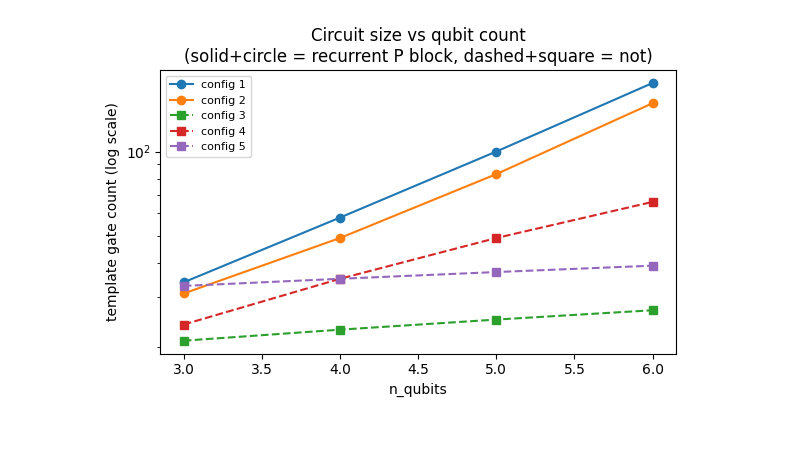
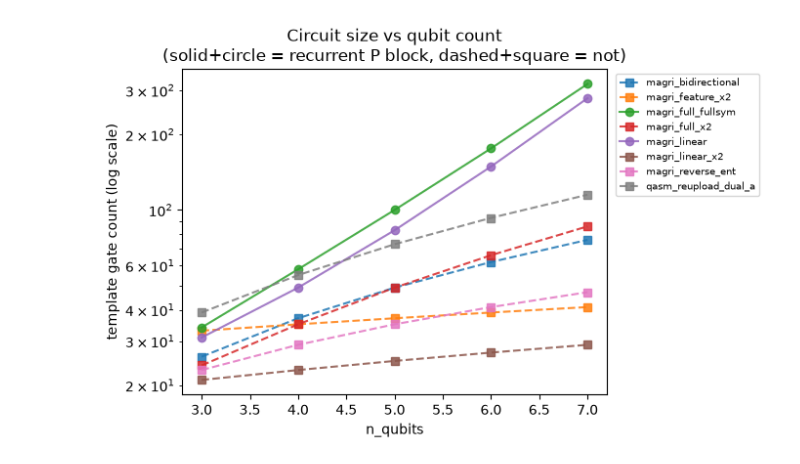
Before and after one commit to Wezo420/QML-for-Plasma-Disruption-Prediction-and-Adaptive-Control, a Jupyter notebook: QRC-Eval3/notebooks/00_QRC_Circuit_Gallery.ipynb, the cells around one changed output. Cells and saved outputs as stored; diff of their text form; code cells hidden in the pictures; blank space fills up the shorter version.

```diff
--- a/QRC-Eval3/notebooks/00_QRC_Circuit_Gallery.ipynb
+++ b/QRC-Eval3/notebooks/00_QRC_Circuit_Gallery.ipynb
@@ -23,7 +49,13 @@ import sys, pathlib
 sys.path.insert(0, str(pathlib.Path.cwd().parent))
 
 import pandas as pd
-from qrc_gene.quantum_reservoir import QuantumReservoirComputer, QRCConfig, CIRCUIT_CONFIG_INFO
+import matplotlib.pyplot as plt
+from qrc_gene.quantum_reservoir import QuantumReservoirComputer, QRCConfig, CIRCUIT_LIBRARY
 
 N_QUBITS = 3   # kept small so the circuit diagrams stay readable
 DIM = 3        # plasma-state dimension (matches the main notebook)
+
+CIRCUIT_KEYS = list(CIRCUIT_LIBRARY.keys())
+print(f"{len(CIRCUIT_KEYS)} circuits registered:")
+for k in CIRCUIT_KEYS:
+    print(f"  {k}")
@@ -91,0 +251,9 @@ Config 5: H -> X:feature-product x2 (no recurrence) -> A:linear
+# %%
+cfg = QRCConfig(n_qubits=N_QUBITS, dim=DIM, circuit_config="qasm_reupload_dual_a", seed=1)
+qrc = QuantumReservoirComputer(cfg)
+spec = qrc.spec
+print(f"qasm_reupload_dual_a: {spec.description}")
+print(f"  source: {spec.source}")
+print(f"  recurrent={qrc.recurrent}   N_units=2^{N_QUBITS}={qrc.N_units}   "
+      f"gates={qrc.template.size()}   depth={qrc.template.depth()}")
+qrc.template.draw(output="mpl", fold=-1)
@@ -114,12 +302,12 @@ trade-off between the richer quantum-recurrent memory and per-step simulation co
 # %%
 rows = []
-for k in range(1, 6):
-    for nq in [3, 4, 5, 6]:
-        cfg = QRCConfig(n_qubits=nq, dim=DIM, circuit_config=k, seed=1)
+for key in CIRCUIT_KEYS:
+    for nq in [3, 4, 5, 6, 7]:
+        cfg = QRCConfig(n_qubits=nq, dim=DIM, circuit_config=key, seed=1)
         qrc = QuantumReservoirComputer(cfg)
-        rows.append({"config": k, "recurrent": qrc.recurrent, "n_qubits": nq,
+        rows.append({"circuit": key, "recurrent": qrc.recurrent, "n_qubits": nq,
                       "N_units": qrc.N_units, "gates": qrc.template.size(),
                       "depth": qrc.template.depth()})
 df = pd.DataFrame(rows)
-df.pivot(index="config", columns="n_qubits", values="gates")
+df.pivot(index="circuit", columns="n_qubits", values="gates")
 # %% [output]
@@ -133,14 +324,12 @@ df.pivot(index="config", columns="n_qubits", values="gates")
 # %%
-import matplotlib.pyplot as plt
-
-fig, ax = plt.subplots(figsize=(6, 4))
-for k, grp in df.groupby("config"):
+fig, ax = plt.subplots(figsize=(7, 4.5))
+for key, grp in df.groupby("circuit"):
     style = "-o" if grp["recurrent"].iloc[0] else "--s"
-    ax.plot(grp["n_qubits"], grp["gates"], style, label=f"config {k}")
+    ax.plot(grp["n_qubits"], grp["gates"], style, label=key, alpha=0.85)
 ax.set_yscale("log")
 ax.set_xlabel("n_qubits"); ax.set_ylabel("template gate count (log scale)")
 ax.set_title("Circuit size vs qubit count\n(solid+circle = recurrent P block, dashed+square = not)")
-ax.legend(fontsize=8)
+ax.legend(fontsize=7, loc="upper left", bbox_to_anchor=(1.01, 1.0))
 plt.tight_layout(); plt.show()
 # %% [output]
-[figure, old version]
+[figure, new version]
```
Also changed, not shown: parts of 21 cells of this notebook, 18 other files.
